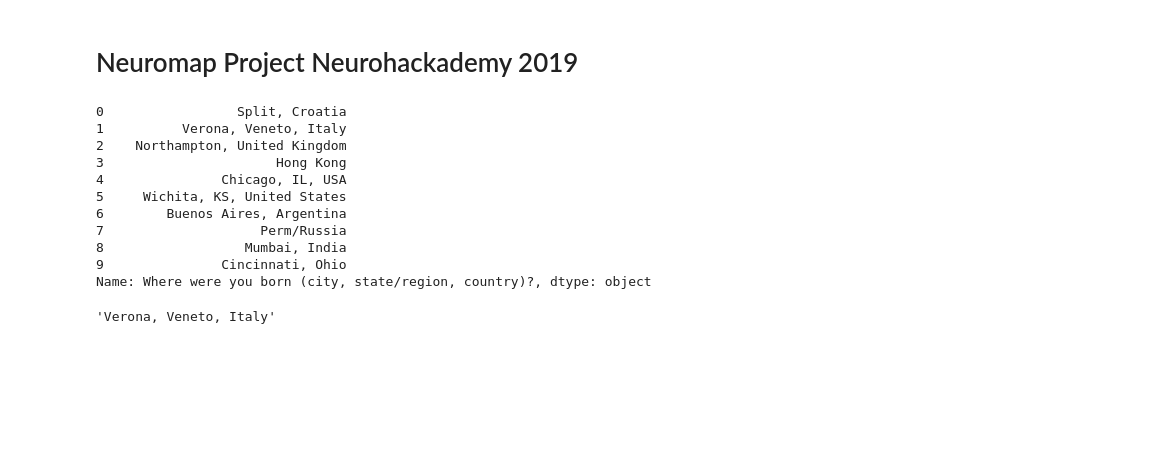
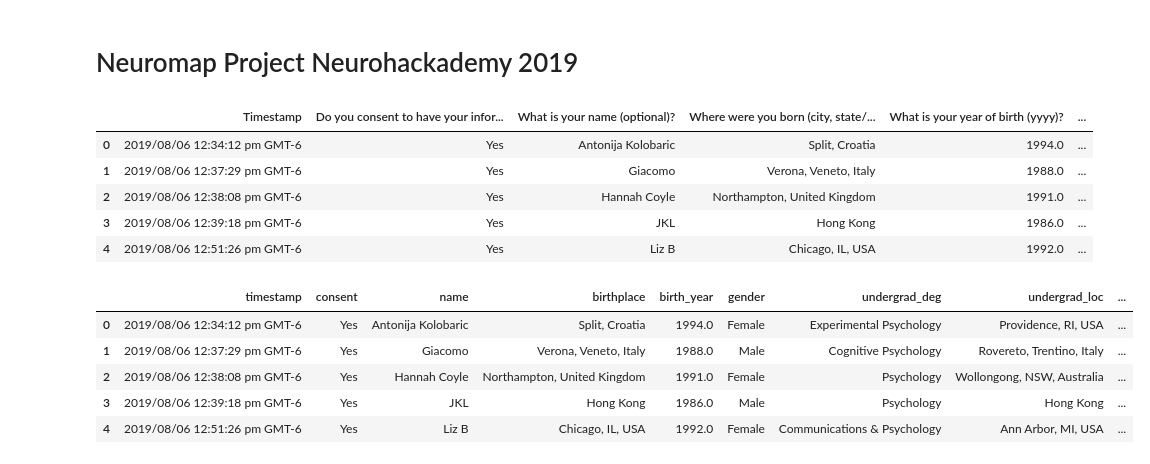
Before and after one commit to g14r/neurohackmap, a Jupyter notebook: Neuromap_code.ipynb, the cells around one changed output. Drawn from its saved outputs; the diff is of its cells as text; code cells hidden in the pictures; blank space fills up the shorter version.

Commit message:
Merged Hannah's and Daria's codes! Plotting 38 hometown locations <3

```diff
--- a/Neuromap_code.ipynb
+++ b/Neuromap_code.ipynb
@@ -5,30 +5,50 @@
 import pandas as pd
 import folium
 import geopy
+# %%
+# sets the defaults for viewing the dataframe
+pd.set_option('display.max_rows', 500)
+pd.set_option('display.max_columns', 500)
+pd.set_option('display.width', 1000)
 # %%
 #load in data
-df_data = pd.read_csv('NeuroMap-38responses.csv', encoding='latin-1')
+df = pd.read_csv('NeuroMap-38responses.csv', encoding='latin-1')
 
 #view data
-df_data.head()
+df.head()
 
 #Get the column with hometown location
-locs = df_data.iloc[:,3]
+#locs = df_data.iloc[:,3]
 
 #Print locs - check for typos, etc
-locs
+#locs
 # %% [output]
-0                 Split, Croatia
-1          Verona, Veneto, Italy
-2    Northampton, United Kingdom
-3                      Hong Kong
-4               Chicago, IL, USA
-5     Wichita, KS, United States
-6        Buenos Aires, Argentina
-7                    Perm/Russia
-8                  Mumbai, India
-9               Cincinnati, Ohio
-Name: Where were you born (city, state/region, country)?, dtype: object
+|  | Timestamp | Do you consent to have your infor... | What is your name (optional)? | Where were you born (city, state/... | What is your year of birth (yyyy)? | ... |
+| 0 | 2019/08/06 12:34:12 pm GMT-6 | Yes | Antonija Kolobaric | Split, Croatia | 1994.0 | ... |
+| 1 | 2019/08/06 12:37:29 pm GMT-6 | Yes | Giacomo | Verona, Veneto, Italy | 1988.0 | ... |
+| 2 | 2019/08/06 12:38:08 pm GMT-6 | Yes | Hannah Coyle | Northampton, United Kingdom | 1991.0 | ... |
+| 3 | 2019/08/06 12:39:18 pm GMT-6 | Yes | JKL | Hong Kong | 1986.0 | ... |
+| 4 | 2019/08/06 12:51:26 pm GMT-6 | Yes | Liz B | Chicago, IL, USA | 1992.0 | ... |
+# %%
+# #clean data
+# # rename column questions to shorter
+df.columns = ['timestamp','consent','name','birthplace','birth_year', 'gender',
+              'undergrad_deg','undergrad_loc',  'undergrad_inst','undergrad_research',
+              'ra_qual','ra_lm_loc', 'ra_lm_inst', 'ra_lm_research',
+              'masters_qual','masters_loc', 'masters_inst', 'masters_research',
+              'phd_qual','phd_loc', 'phd_inst', 'phd_research',
+              'post_doc_qual', 'postdoc_loc' ,'postdoc_inst','postdoc_research',
+            'faculty_qual', 'faculty_loc', 'faculty_inst', 'faculty_research',
+              'google_scholar']
+
+df.head()
+# %% [output]
+|  | timestamp | consent | name | birthplace | birth_year | gender | undergrad_deg | undergrad_loc | ... |
+| 0 | 2019/08/06 12:34:12 pm GMT-6 | Yes | Antonija Kolobaric | Split, Croatia | 1994.0 | Female | Experimental Psychology | Providence, RI, USA | ... |
+| 1 | 2019/08/06 12:37:29 pm GMT-6 | Yes | Giacomo | Verona, Veneto, Italy | 1988.0 | Male | Cognitive Psychology | Rovereto, Trentino, Italy | ... |
+| 2 | 2019/08/06 12:38:08 pm GMT-6 | Yes | Hannah Coyle | Northampton, United Kingdom | 1991.0 | Female | Psychology | Wollongong, NSW, Australia | ... |
+| 3 | 2019/08/06 12:39:18 pm GMT-6 | Yes | JKL | Hong Kong | 1986.0 | Male | Psychology | Hong Kong | ... |
+| 4 | 2019/08/06 12:51:26 pm GMT-6 | Yes | Liz B | Chicago, IL, USA | 1992.0 | Female | Communications & Psychology | Ann Arbor, MI, USA | ... |
 # %%
 #
 from geopy.geocoders import Nominatim
@@ -37,7 +57,7 @@ geolocator = Nominatim(user_agent="neuromap")
 #Loop through rows to get the longitude and latitude of the hometowns
 lat=[]
 long=[]
-for location in df_data.iloc[:, 3]:
+for location in df.loc[:,"birthplace"]:
     location_1 = geolocator.geocode(location, timeout=10)
     #print((location_1.latitude, location_1.longitude))
 
@@ -45,13 +65,11 @@ for location in df_data.iloc[:, 3]:
     long.append(location_1.longitude)
 
 #Saving lat and long in separate columns in the dataframe
-df_data['HometownLatitude']=lat
-df_data['HometownLatitude'].astype('float')
+df['HometownLatitude']=lat
+df['HometownLatitude'].astype('float')
 
-df_data['HometownLongitude']=long
-df_data['HometownLongitude'].astype('float')
+df['HometownLongitude']=long
+df['HometownLongitude'].astype('float')
-# %% [output]
-'Verona, Veneto, Italy'
 # %%
 #Try to plot the locations on the map!
 m = folium.Map()
```
Also changed, not shown: parts of 1 cell of this notebook.
